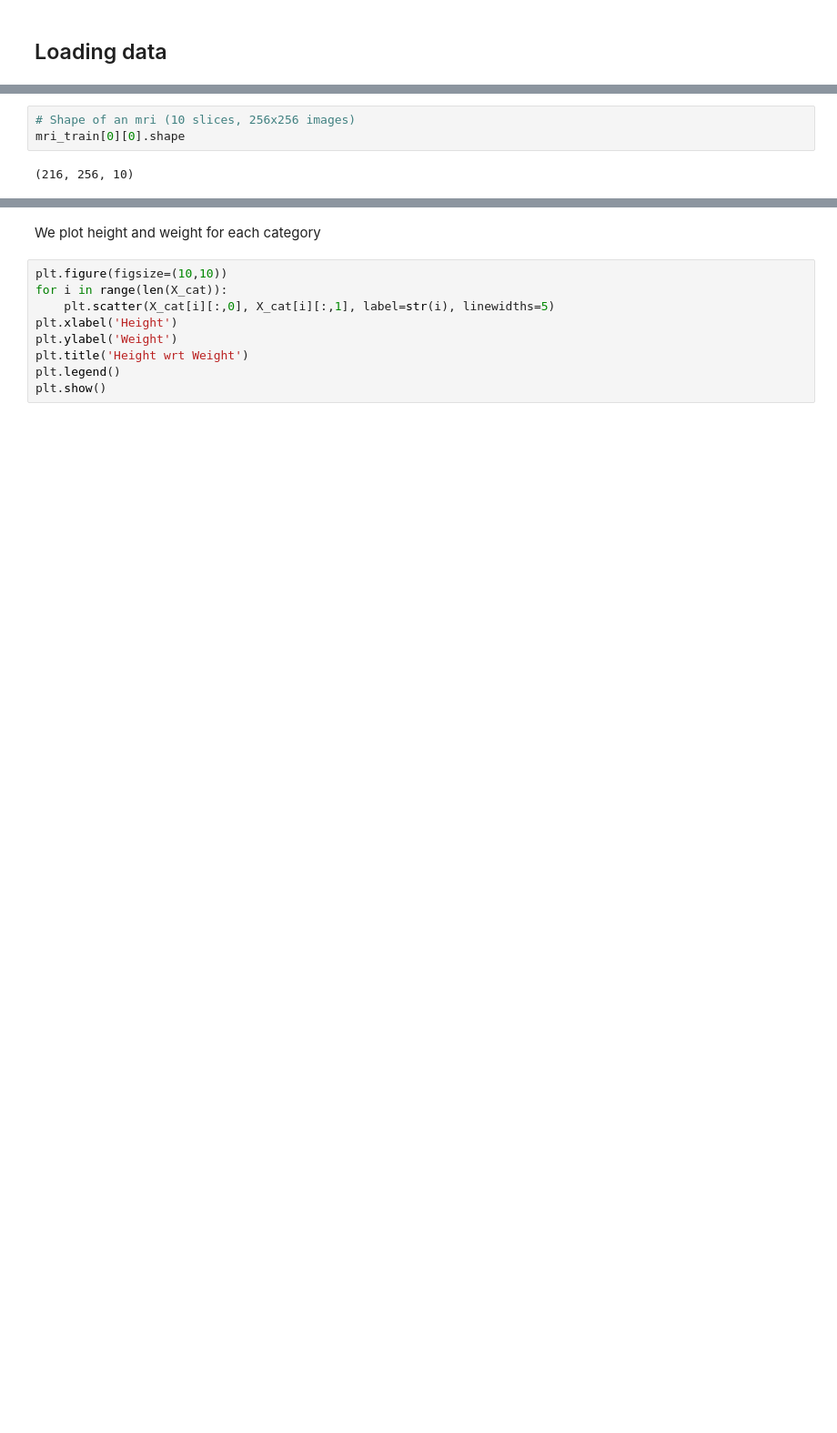
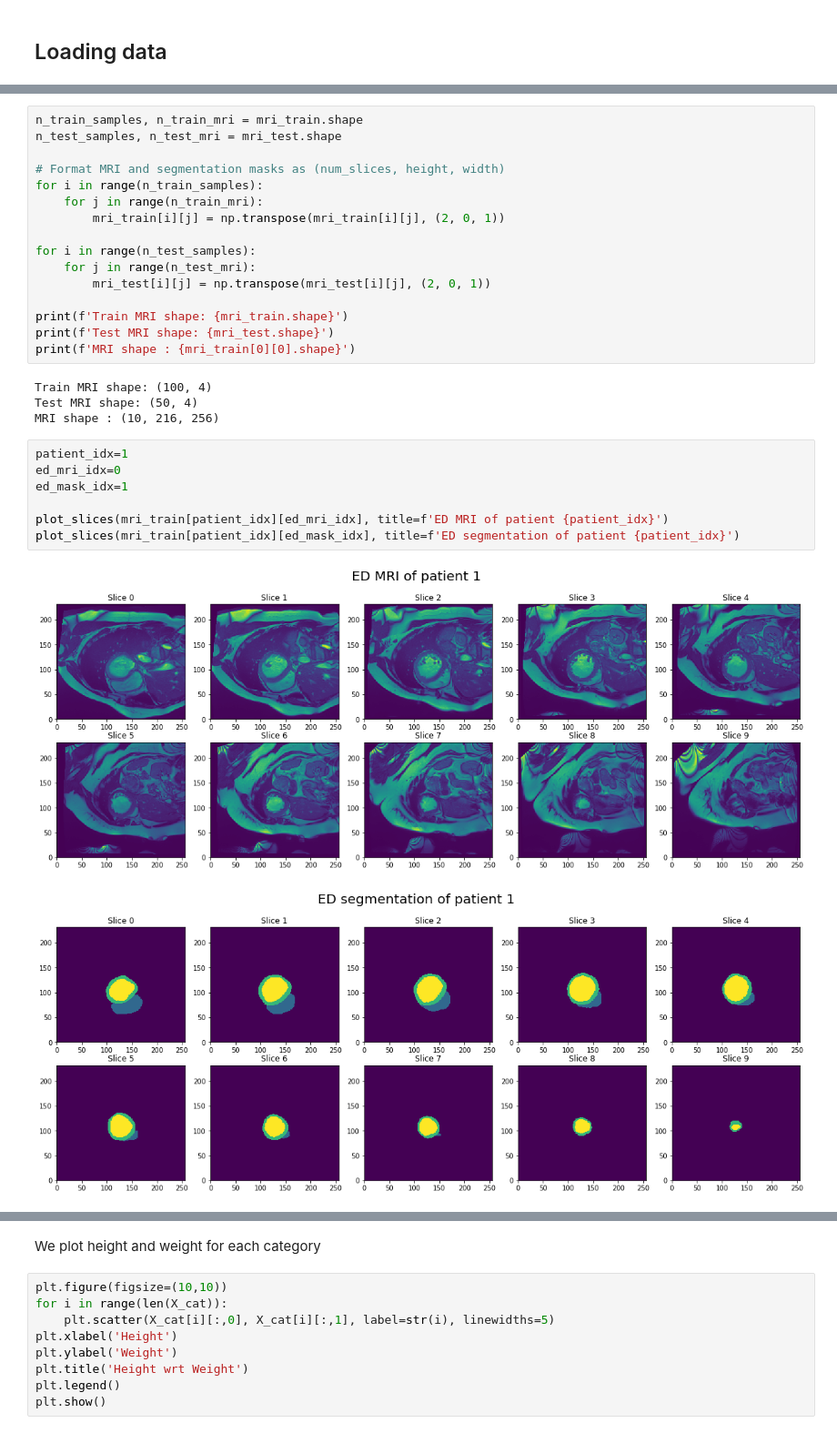
Before and after one commit to lmartinez2001/Challenge, a Jupyter notebook: challenge.ipynb, the cells around one changed output, grey strips where cells are left out. Shown at 91% size. Cells and saved outputs as stored; diff of their text form; blank space fills up the shorter version.

Commit message:
Added utility functions and started left ventricle segmentation

```diff
--- a/challenge.ipynb
+++ b/challenge.ipynb
@@ -98,7 +62,32 @@ test_dir = 'Test'
 mri_train = load_mris(train_dir)
 mri_test = load_mris(test_dir)
-# %%
-# Shape of an mri (10 slices, 256x256 images)
-mri_train[0][0].shape
-# %% [output]
-(216, 256, 10)
+# %%
+n_train_samples, n_train_mri = mri_train.shape
+n_test_samples, n_test_mri = mri_test.shape
+
+# Format MRI and segmentation masks as (num_slices, height, width)
+for i in range(n_train_samples):
+    for j in range(n_train_mri):
+        mri_train[i][j] = np.transpose(mri_train[i][j], (2, 0, 1))
+
+for i in range(n_test_samples):
+    for j in range(n_test_mri):
+        mri_test[i][j] = np.transpose(mri_test[i][j], (2, 0, 1))
+
+print(f'Train MRI shape: {mri_train.shape}')
+print(f'Test MRI shape: {mri_test.shape}')
+print(f'MRI shape : {mri_train[0][0].shape}')
+# %% [output]
+Train MRI shape: (100, 4)
+Test MRI shape: (50, 4)
+MRI shape : (10, 216, 256)
+# %%
+patient_idx=1
+ed_mri_idx=0
+ed_mask_idx=1
+
+plot_slices(mri_train[patient_idx][ed_mri_idx], title=f'ED MRI of patient {patient_idx}')
+plot_slices(mri_train[patient_idx][ed_mask_idx], title=f'ED segmentation of patient {patient_idx}')
+# %% [output]
+[figure, added]
+[figure, added]
```
Also changed, not shown: parts of 29 cells of this notebook.
